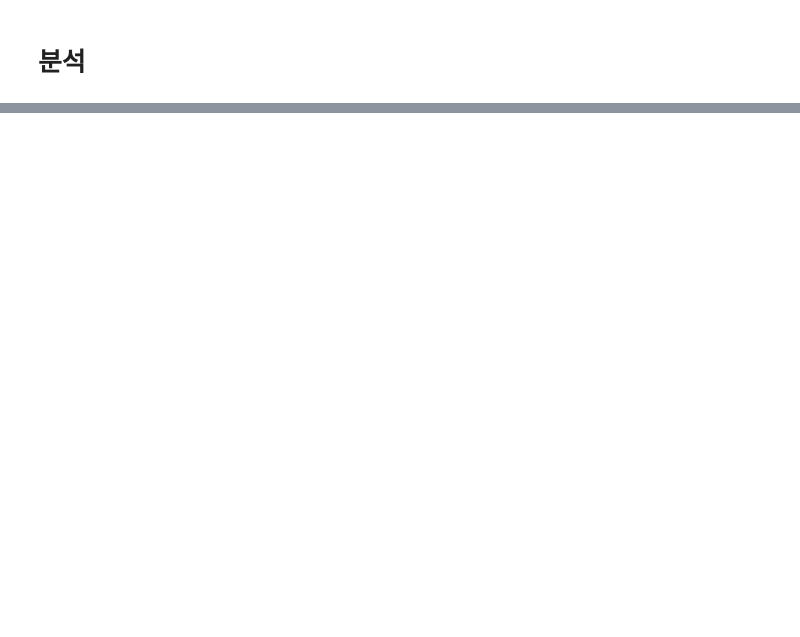
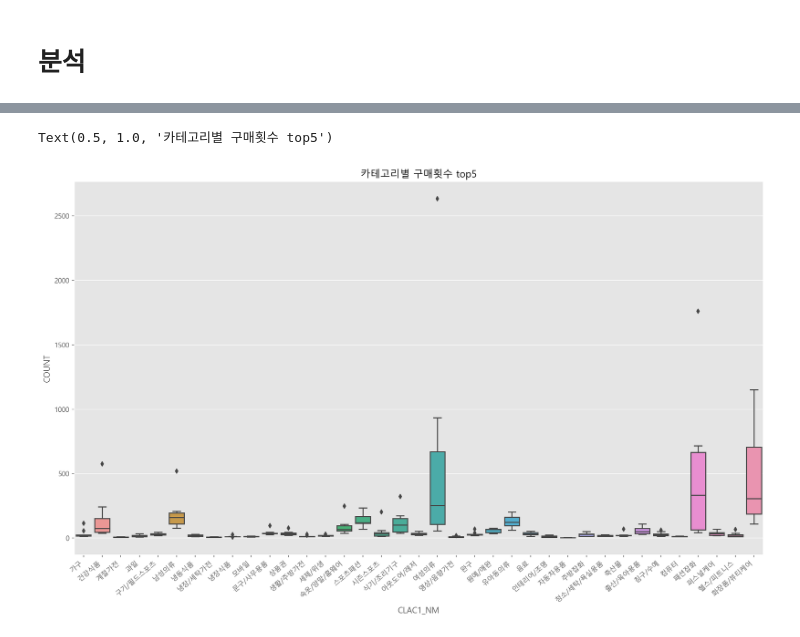
Before and after one commit to meucham11/Python3, a Jupyter notebook: Project/lpoint/01_lpoint_analysis.ipynb, the cells around one changed output, grey strips where cells are left out. Saved outputs shown, nothing was run; the diff lists cells and outputs as text; code cells hidden in the pictures; blank space fills up the shorter version.

```diff
--- a/Project/lpoint/01_lpoint_analysis.ipynb
+++ b/Project/lpoint/01_lpoint_analysis.ipynb
@@ -84,0 +93,4 @@ del prod_sess
+# %%
+# product + session + master + custom
+pscm=pd.merge(psm,custom,on='CLNT_ID',how='left')
+del psm   # 메모리절약
@@ -84,0 +99,2 @@ del prod_sess
+# %%
+pscm=pscm.drop(['CLAC2_NM','CLAC3_NM'],axis=1)
@@ -86,0 +190,9 @@ del prod_sess
+# %%
+g=pscm.groupby(['CLAC1_NM','CLNT_GENDER'])['CLNT_ID'].value_counts()
+result = pd.DataFrame(g.groupby(level=[0,1]).nlargest(5))
+result=pd.DataFrame({'CLAC1_NM':list(list(zip(*result.index))[0]),
+              'CLNT_GENDER':list(list(zip(*result.index))[1]),
+              'CLNT_ID':list(list(zip(*result.index))[4]),
+              'COUNT':list(list(zip(*result.values))[0])
+             })
+result.head(17)
@@ -86,0 +218,8 @@ del prod_sess
+# %%
+plt.figure(figsize=(18,10))
+plt.xticks(rotation=40,ha='right')
+sns.boxplot(data=result,x='CLAC1_NM',y='COUNT')
+plt.title("카테고리별 구매횟수 top5")
+# %% [output]
+Text(0.5, 1.0, '카테고리별 구매횟수 top5')
+[figure, added]
```
Also changed, not shown: parts of 36 cells of this notebook, 1 other file.
